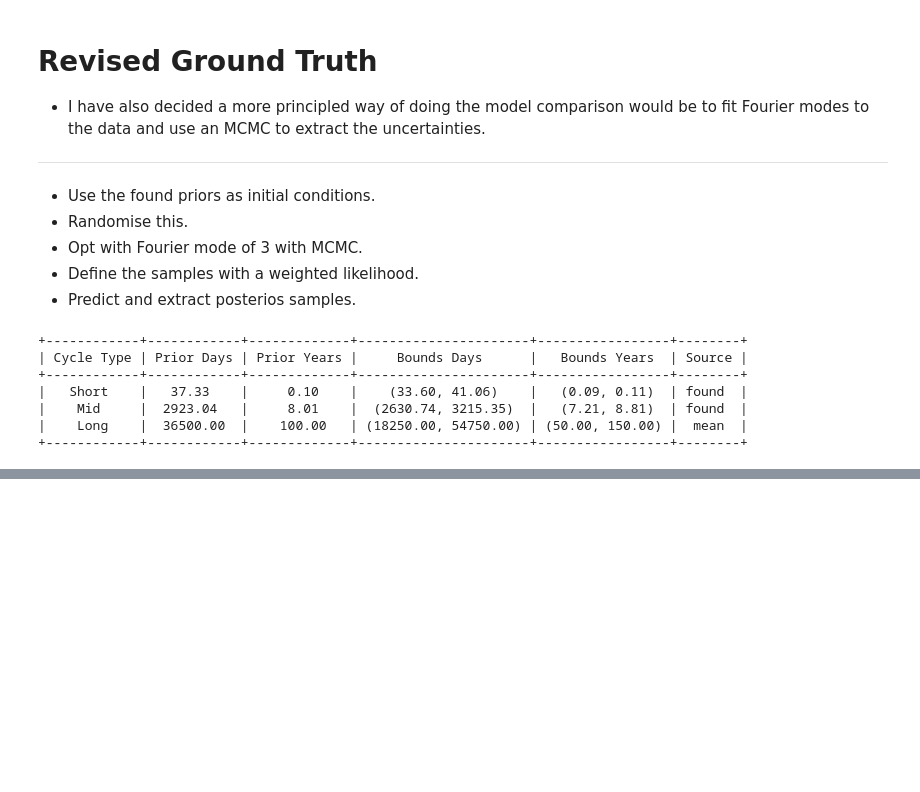
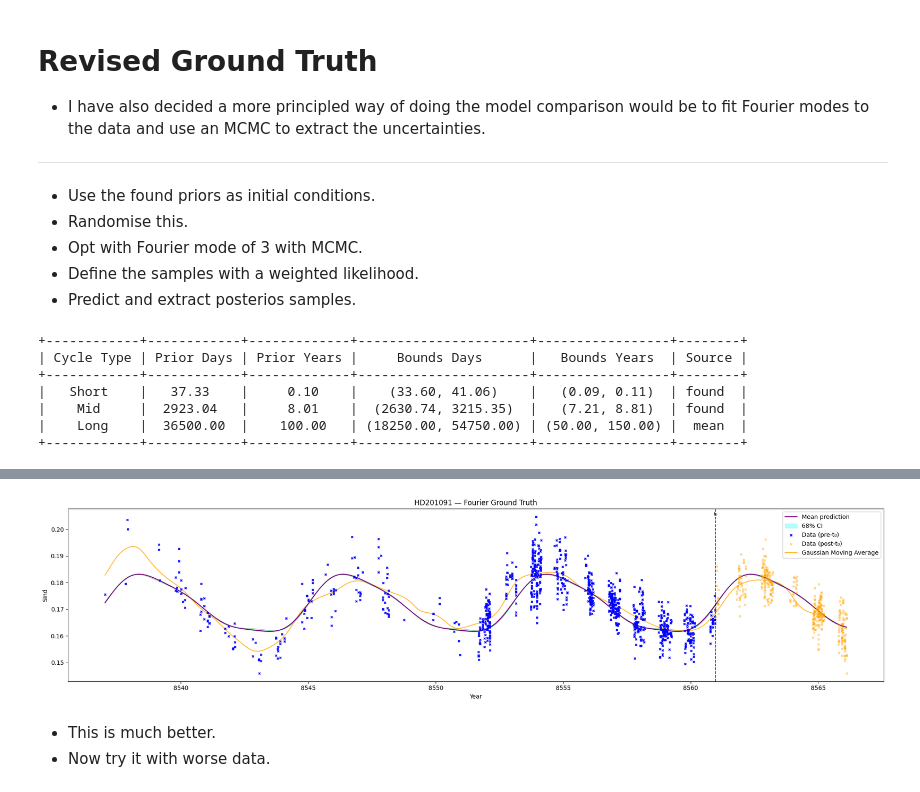
Before and after one commit to JoeyWee1/SolarCycleForecasting, a Jupyter notebook: Notebooks/GPR/GPR23_Revised_Ground_Truth.ipynb, the cells around one changed output, grey strips where cells are left out. Saved outputs shown, nothing was run; the diff lists cells and outputs as text; code cells hidden in the pictures; blank space fills up the shorter version.

```diff
--- a/Notebooks/GPR/GPR23_Revised_Ground_Truth.ipynb
+++ b/Notebooks/GPR/GPR23_Revised_Ground_Truth.ipynb
@@ -210,0 +215,78 @@ sampler.run_mcmc(walker_start_coords, nsteps=total_sample_count, progress=True)
+# %%
+# Remove the burn in
+chains = sampler.get_chain(discard=5000)  # shape: (n_steps - 5000, n_walkers, n_params)
+flat_samples = sampler.get_chain(discard=5000, flat=True)  # shape: (n_remaining * n_walkers, n_params)
+# %%
+# Reference for year conversion
+t0_ref_day  = raw_data_df['day'].iloc[0]
+t0_ref_year = raw_data_df['year'].iloc[0]
+
+def to_year(day):
+    return t0_ref_year + (day - t0_ref_day) / 365.25
+
+def gaussian_smooth(t, y, sigma, n_eval=1000):
+    t_eval = np.linspace(t.min(), t.max(), n_eval)
+    w = np.exp(-0.5 * ((t[:, None] - t_eval[None, :]) / sigma) ** 2)
+    return t_eval, (w * y[:, None]).sum(axis=0) / w.sum(axis=0)
+
+# Dense time grid over full data span
+t_plot      = np.linspace(raw_data_df['day'].min(), raw_data_df['day'].max(), 2000)
+t_plot_year = to_year(t_plot)
+t0_pred_year = to_year(t0_day)
+
+# Evaluate model for each posterior sample
+step = max(1, len(flat_samples) // subsample)
+model_preds = []
+for s in flat_samples[::step]:
+    A1, A2, A3 = np.exp(s[0:3])
+    B1, B2, B3 = np.exp(s[3:6])
+    T = np.exp(s[6])
+    c = s[7]
+    m  = c + A1*np.sin(2*np.pi*t_plot/T) + B1*np.cos(2*np.pi*t_plot/T)
+    m += A2*np.sin(4*np.pi*t_plot/T)     + B2*np.cos(4*np.pi*t_plot/T)
+    m += A3*np.sin(6*np.pi*t_plot/T)     + B3*np.cos(6*np.pi*t_plot/T)
+    model_preds.append(m)
+
+model_preds = np.array(model_preds)
+mean_pred   = model_preds.mean(axis=0)
+lb          = np.percentile(model_preds, 16, axis=0)
+ub          = np.percentile(model_preds, 84, axis=0)
+
+# Gaussian smooth of actual data
+t_smooth, y_smooth = gaussian_smooth(raw_data_df['day'].values, raw_data_df['sind'].values, sigma=182.5)
+t_smooth_year = to_year(t_smooth)
+
+# Split data at t0 for colouring
+train_mask = raw_data_df['day'] < t0_day
+test_mask  = ~train_mask
+
+fig, ax = plt.subplots(figsize=(20, 5))
+
+for i, pred in enumerate(model_preds):
+    if i % plot_every == 0:
+        ax.plot(t_plot_year, pred, color='green', alpha=0.5, lw=0.75)
+
+ax.plot(t_plot_year, mean_pred, color='purple', label='Mean prediction', zorder=3)
+ax.fill_between(t_plot_year, lb, ub, color='cyan', alpha=0.3, label='68% CI', zorder=1)
+
+ax.scatter(raw_data_df['year'][train_mask], raw_data_df['sind'][train_mask],
+            color='blue', s=10, marker='x', label='Data (pre-t₀)', zorder=4)
+ax.scatter(raw_data_df['year'][test_mask], raw_data_df['sind'][test_mask],
+            color='orange', s=10, marker='x', alpha=0.5, label='Data (post-t₀)', zorder=4)
+
+ax.plot(t_smooth_year, y_smooth, color='orange', alpha=0.75, label='Gaussian Moving Average')
+
+ax.axvline(t0_pred_year, color='black', linestyle='--', lw=1.2, alpha=0.8, zorder=3)
+ax.text(t0_pred_year, 0.98, 't₀', transform=ax.get_xaxis_transform(), ha='center', va='top', fontsize=8)
+
+ax.set_xlabel('Year')
+ax.set_ylabel('SInd')
+ax.set_title(f'{star_name} — Fourier Ground Truth')
+ax.legend()
+plt.tight_layout()
+plt.show()
+# %% [output]
+[figure, added]
+# %% [markdown]
+- This is much better.
+- Now try it with worse data.
```
Also changed, not shown: parts of 5 cells of this notebook.
